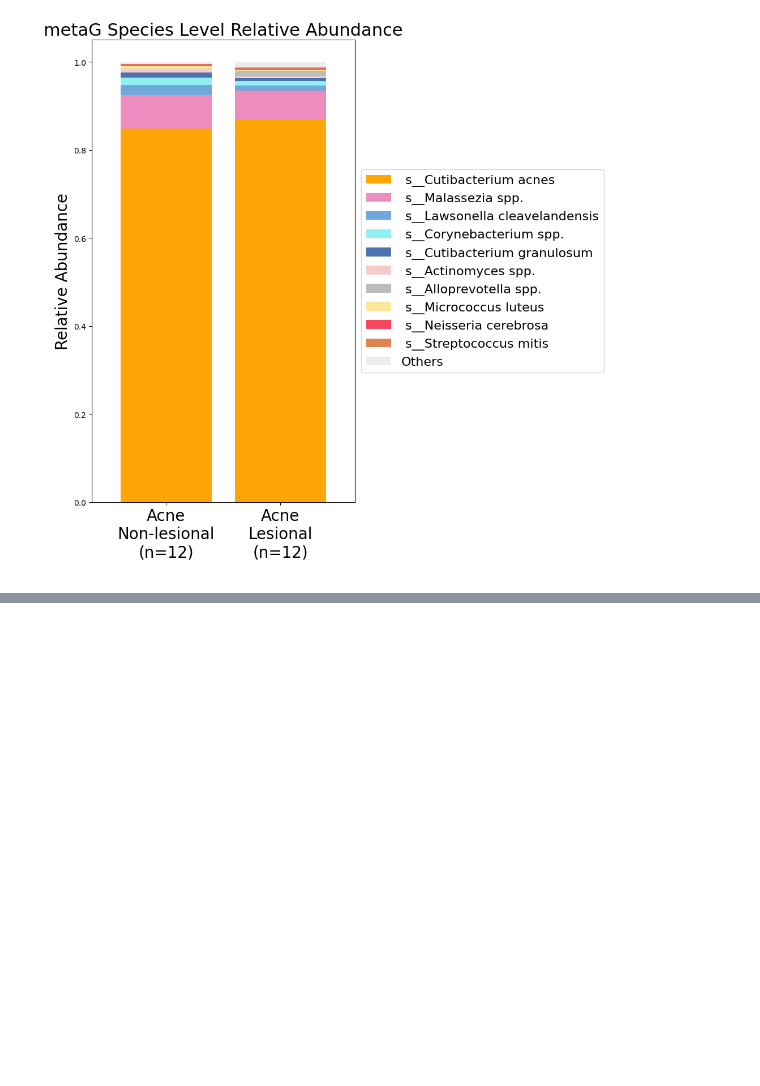
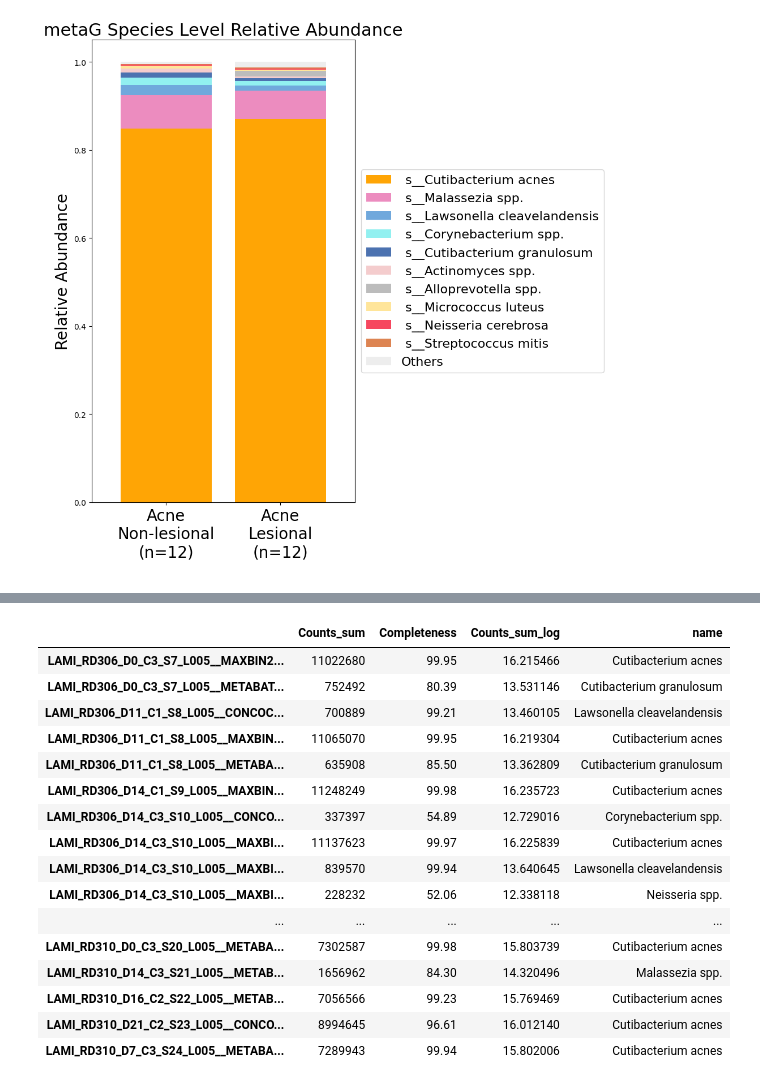
Before and after one commit to knightlab-analyses/Acne_Longitudinal_Microbiome, a Jupyter notebook: Notebooks/metaG_relative_abundance.ipynb, the cells around one changed output, grey strips where cells are left out. Saved outputs shown, nothing was run; the diff lists cells and outputs as text; code cells hidden in the pictures; blank space fills up the shorter version.

Commit message:
update metaG relative abundance notebook which now includes the mag completeness vs abundance figure

```diff
--- a/Notebooks/metaG_relative_abundance.ipynb
+++ b/Notebooks/metaG_relative_abundance.ipynb
@@ -186,0 +191,8 @@ for biom_key, biom_path in biom_paths.items():
+# %%
+completeness_df = pd.read_csv('../Data/metaG/VEBA_analysis/output_files/MAG_vs_completeness.tsv', sep='\t')
+
+# Set the 'sample_mag' column as the index
+completeness_df = completeness_df.set_index('sample_mag')
+completeness_df.index.name = None
+
+completeness_df
@@ -186,0 +217,19 @@ for biom_key, biom_path in biom_paths.items():
+# %%
+# Read in SLCs table from veba
+SLCs_raw = pd.read_csv('../Data/metaG/VEBA_analysis/output_files/X_mags.with_taxonomy.with_slcs_name.csv')
+
+# Set the 'sample_mag' column as the index
+SLCs_raw = SLCs_raw.set_index('sample_mag')
+SLCs_raw.index.name = None
+
+# Remove unneeded columns from this
+columns_to_remove = ['SLC', 'organism_type', 'taxonomy', 'name']
+SLCs = SLCs_raw.drop(columns=columns_to_remove, errors='ignore')
+
+# Add a new column 'row_sum' that contains the sum of all values in each row
+SLCs['Counts_sum'] = SLCs.sum(axis=1)
+
+# Remove columns that start with 'LAMI'
+SLCs = SLCs.drop(columns=[col for col in SLCs.columns if col.startswith('LAMI')])
+
+SLCs
@@ -186,0 +250,36 @@ for biom_key, biom_path in biom_paths.items():
+# %%
+# Concatenate SLCs and completeness_df by matching indices
+mag_completeness_vs_abundance = pd.concat([SLCs, completeness_df], axis=1)
+mag_completeness_vs_abundance['Counts_sum_log'] = np.log(mag_completeness_vs_abundance['Counts_sum'])
+
+# Remove rows where Completeness is NaN
+mag_completeness_vs_abundance = mag_completeness_vs_abundance.dropna(subset=['Completeness'])
+# %%
+# Add name column back
+mag_completeness_vs_abundance = mag_completeness_vs_abundance.join(
+    SLCs_raw[['name']],
+    how='left'
+)
+
+# Remove rows where the 'name' column is 'Other (combined)'
+mag_completeness_vs_abundance = mag_completeness_vs_abundance[mag_completeness_vs_abundance['name'] != 'Other (combined)']
+
+mag_completeness_vs_abundance
+# %% [output]
+|  | Counts_sum | Completeness | Counts_sum_log | name |
+| LAMI_RD306_D0_C3_S7_L005__MAXBIN2... | 11022680 | 99.95 | 16.215466 | Cutibacterium acnes |
+| LAMI_RD306_D0_C3_S7_L005__METABAT... | 752492 | 80.39 | 13.531146 | Cutibacterium granulosum |
+| LAMI_RD306_D11_C1_S8_L005__CONCOC... | 700889 | 99.21 | 13.460105 | Lawsonella cleavelandensis |
+| LAMI_RD306_D11_C1_S8_L005__MAXBIN... | 11065070 | 99.95 | 16.219304 | Cutibacterium acnes |
+| LAMI_RD306_D11_C1_S8_L005__METABA... | 635908 | 85.50 | 13.362809 | Cutibacterium granulosum |
+| LAMI_RD306_D14_C1_S9_L005__MAXBIN... | 11248249 | 99.98 | 16.235723 | Cutibacterium acnes |
+| LAMI_RD306_D14_C3_S10_L005__CONCO... | 337397 | 54.89 | 12.729016 | Corynebacterium spp. |
+| LAMI_RD306_D14_C3_S10_L005__MAXBI... | 11137623 | 99.97 | 16.225839 | Cutibacterium acnes |
+| LAMI_RD306_D14_C3_S10_L005__MAXBI... | 839570 | 99.94 | 13.640645 | Lawsonella cleavelandensis |
+| LAMI_RD306_D14_C3_S10_L005__MAXBI... | 228232 | 52.06 | 12.338118 | Neisseria spp. |
+| ... | ... | ... | ... | ... |
+| LAMI_RD310_D0_C3_S20_L005__METABA... | 7302587 | 99.98 | 15.803739 | Cutibacterium acnes |
+| LAMI_RD310_D14_C3_S21_L005__METAB... | 1656962 | 84.30 | 14.320496 | Malassezia spp. |
+| LAMI_RD310_D16_C2_S22_L005__METAB... | 7056566 | 99.23 | 15.769469 | Cutibacterium acnes |
+| LAMI_RD310_D21_C2_S23_L005__CONCO... | 8994645 | 96.61 | 16.012140 | Cutibacterium acnes |
+| LAMI_RD310_D7_C3_S24_L005__METABA... | 7289943 | 99.94 | 15.802006 | Cutibacterium acnes |
```
Also changed, not shown: parts of 7 cells of this notebook.
